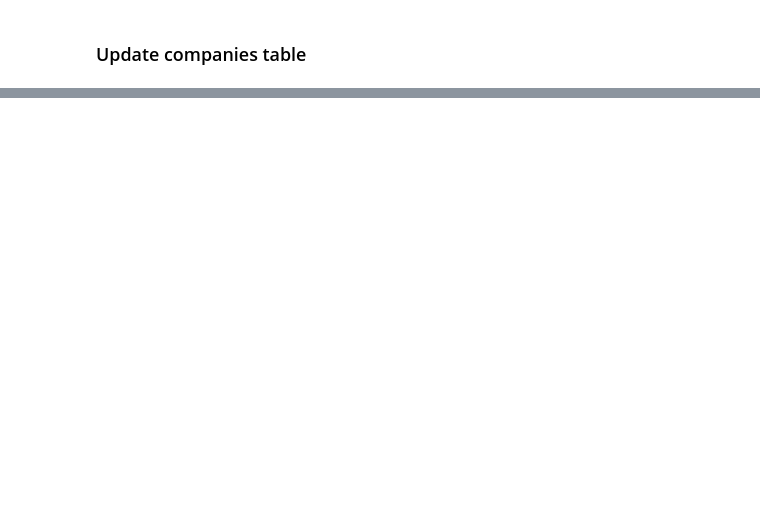
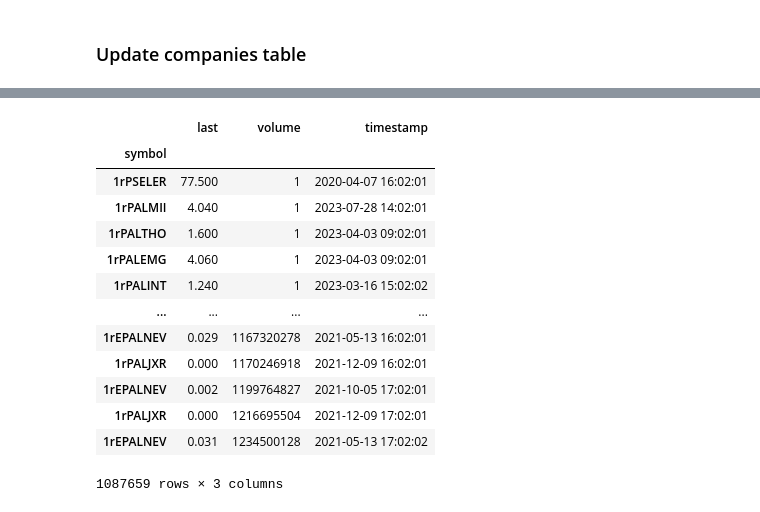
Before and after one commit to camilziane/bourse_big_data, a Jupyter notebook: analyzer/analyzer_playground.ipynb, the cells around one changed output, grey strips where cells are left out. Saved outputs shown, nothing was run; the diff lists cells and outputs as text; code cells hidden in the pictures; blank space fills up the shorter version.

```diff
--- a/analyzer/analyzer_playground.ipynb
+++ b/analyzer/analyzer_playground.ipynb
@@ -234,0 +380,19 @@ db.df_write(df_companies, "companies", commit=True)
+# %%
+df_stocks = df_stocks[df_stocks['volume'] > 0]
+df_stocks.sort_values(by="volume", ascending=True, inplace=True)
+df_stocks
+# %% [output]
+|  | last | volume | timestamp |
+| symbol |  |  |  |
+| 1rPSELER | 77.500 | 1 | 2020-04-07 16:02:01 |
+| 1rPALMII | 4.040 | 1 | 2023-07-28 14:02:01 |
+| 1rPALTHO | 1.600 | 1 | 2023-04-03 09:02:01 |
+| 1rPALEMG | 4.060 | 1 | 2023-04-03 09:02:01 |
+| 1rPALINT | 1.240 | 1 | 2023-03-16 15:02:02 |
+| ... | ... | ... | ... |
+| 1rEPALNEV | 0.029 | 1167320278 | 2021-05-13 16:02:01 |
+| 1rPALJXR | 0.000 | 1170246918 | 2021-12-09 16:02:01 |
+| 1rEPALNEV | 0.002 | 1199764827 | 2021-10-05 17:02:01 |
+| 1rPALJXR | 0.000 | 1216695504 | 2021-12-09 17:02:01 |
+| 1rEPALNEV | 0.031 | 1234500128 | 2021-05-13 17:02:02 |
+1087659 rows × 3 columns
```
Also changed, not shown: parts of 28 cells of this notebook.
